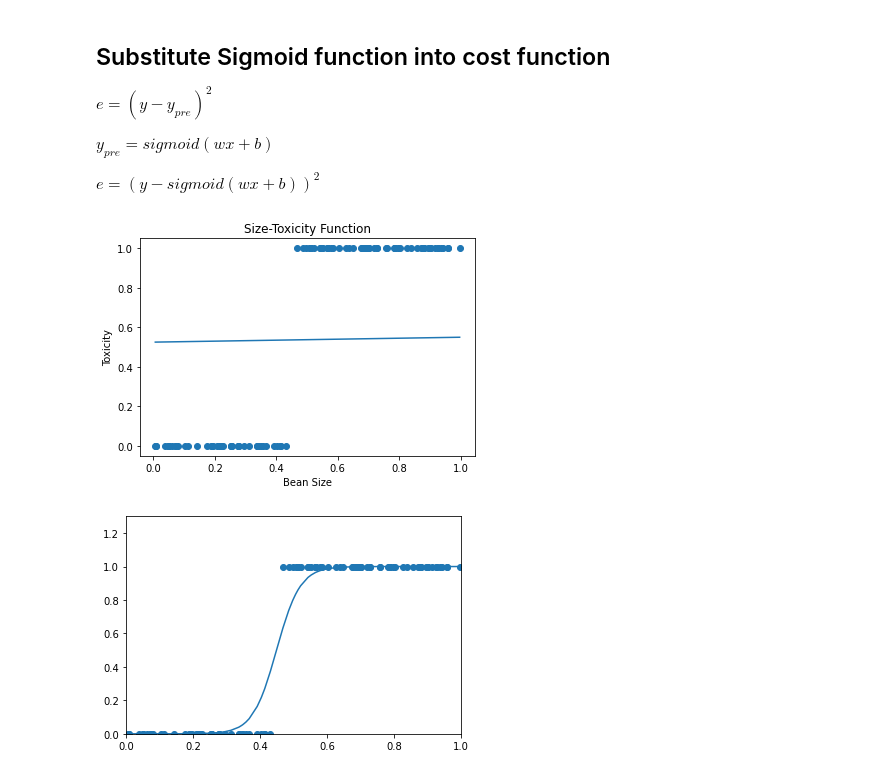
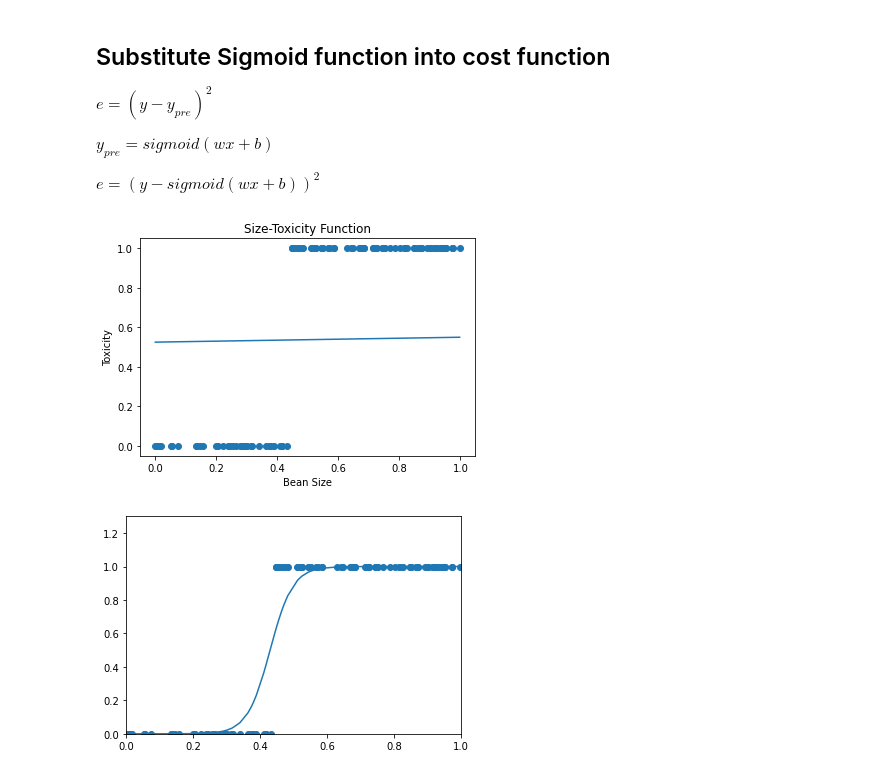
Before and after one commit to lingzhic/ML_Tutorial_Bilibili, a Jupyter notebook: Bilibili_Machine_Learning/第5课资料/lesson5/Activation_Function.ipynb, the cells around one changed output. Cells and saved outputs as stored; diff of their text form; code cells hidden in the pictures.

```diff
--- a/Bilibili_Machine_Learning/第5课资料/lesson5/Activation_Function.ipynb
+++ b/Bilibili_Machine_Learning/第5课资料/lesson5/Activation_Function.ipynb
@@ -35,16 +41,12 @@ $y_{pre} = sigmoid(wx + b)$
 
 $e = (y - sigmoid(wx + b))^2$
 # %%
-# Generate the dataset
-SAMPLE_SIZE = 100
-xs,ys = dataset.get_beans(SAMPLE_SIZE)
-
 # Configure the plot
 plt.title("Size-Toxicity Function", fontsize=12)
 plt.xlabel('Bean Size')
 plt.ylabel('Toxicity')
 
-# 豆豆毒性散点图
+# Plot the generated random data
 plt.scatter(xs, ys)
 
 # Define prediction function arbitrarily
@@ -56,7 +58,7 @@ a = 1/(1+np.exp(-z))    # Sub prediction function into Sigmoid function
 plt.plot(xs, a)
 plt.show()
 # %% [output]
-[figure, old version]
+[figure, new version]
 # %%
 # Plot a dynamic plot
 from IPython import display
@@ -73,32 +75,32 @@ for m in range(5000):
         e = (y - a)**2
 
         # Get partial differential result for e'(a), a'(z), and z'(w)
         deda = -2 * (y - a)
         dadz = a * (1 - a)                     # Derived from the Sigmoid differential equation
         dzdw = x
         dzdb = 1
 
         # Get dedw and dedb to update the cost function e(w, b)
         dedw = deda * dadz * dzdw
         dedb = deda * dadz * dzdb
 
         w = w - alpha * dedw                   # update w 值 according to current gradient
         b = b - alpha * dedb                   # update b 值 according to current gradient
 
         # 前向传播, 更新 z 和 a
         z = w * xs + b
         a = 1 / (1 + np.exp(-z))
 
     # Plot the curve every 100 step
     if m % 100 == 0:
         # plot a dynamic fitting curve
         plt.clf()
         plt.scatter(xs,ys)
 
         plt.xlim(0, 1)
         plt.ylim(0, 1.3)
         plt.plot(xs, a)                        # Plot the sigmoid function vs x value
         display.clear_output(wait=True)
-        plt.pause(0.001)
+        plt.pause(0.01)
 # %% [output]
-[figure, old version]
+[figure, new version]
```
Also changed, not shown: parts of 2 cells of this notebook, 2 other files.
